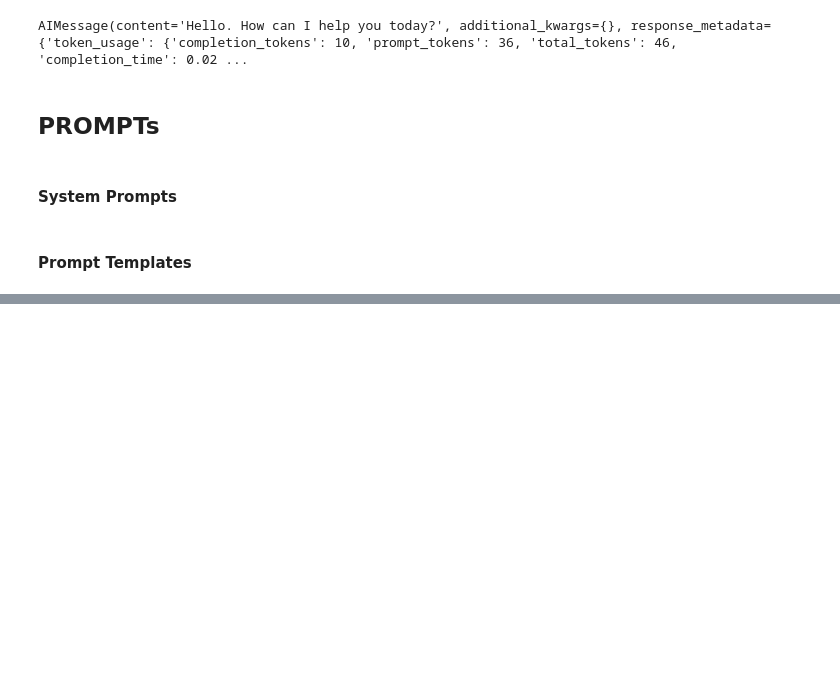
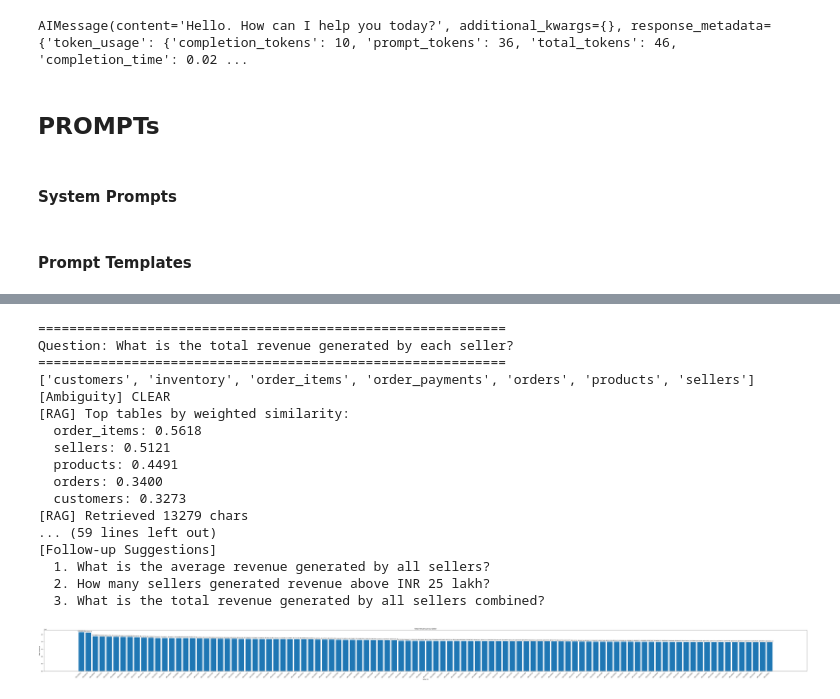
Before and after one commit to PrashantAghara/data-sense, a Jupyter notebook: agent-service/notebooks/graph_test.ipynb, the cells around one changed output, grey strips where cells are left out. Drawn from its saved outputs; the diff is of its cells as text; code cells hidden in the pictures; blank space fills up the shorter version.

```diff
--- a/agent-service/notebooks/graph_test.ipynb
+++ b/agent-service/notebooks/graph_test.ipynb
@@ -198,0 +530,22 @@ FOLLOWUP_PROMPT = ChatPromptTemplate.from_messages([
+# %%
+def suggest_followups(state: AgentState) -> AgentState:
+    if not state.get("sql_result"):
+        return {**state, "followup_questions": []}
+    df = pd.DataFrame(state["sql_result"])
+    raw = (
+        (FOLLOWUP_PROMPT | llm)
+        .invoke(
+            {
+                "question": state["question"],
+                "insight": state["insight"],
+                "columns": list(df.columns),
+            }
+        )
+        .content.strip()
+    )
+    try:
+        followups = eval(raw)
+    except Exception:
+        followups = [raw]
+    print(f"[Follow-ups] {followups}")
+    return {**state, "followup_questions": followups}
@@ -198,0 +675,22 @@ FOLLOWUP_PROMPT = ChatPromptTemplate.from_messages([
+# %%
+# Single turn
+result, history = run_agent("What is the total revenue generated by each seller?")
+# %% [output]
+============================================================
+Question: What is the total revenue generated by each seller?
+============================================================
+['customers', 'inventory', 'order_items', 'order_payments', 'orders', 'products', 'sellers']
+[Ambiguity] CLEAR
+[RAG] Top tables by weighted similarity:
+  order_items: 0.5618
+  sellers: 0.5121
+  products: 0.4491
+  orders: 0.3400
+  customers: 0.3273
+[RAG] Retrieved 13279 chars
+... (59 lines left out)
+[Follow-up Suggestions]
+  1. What is the average revenue generated by all sellers?
+  2. How many sellers generated revenue above INR 25 lakh?
+  3. What is the total revenue generated by all sellers combined?
+[figure, added]
```
Also changed, not shown: parts of 40 cells of this notebook.
